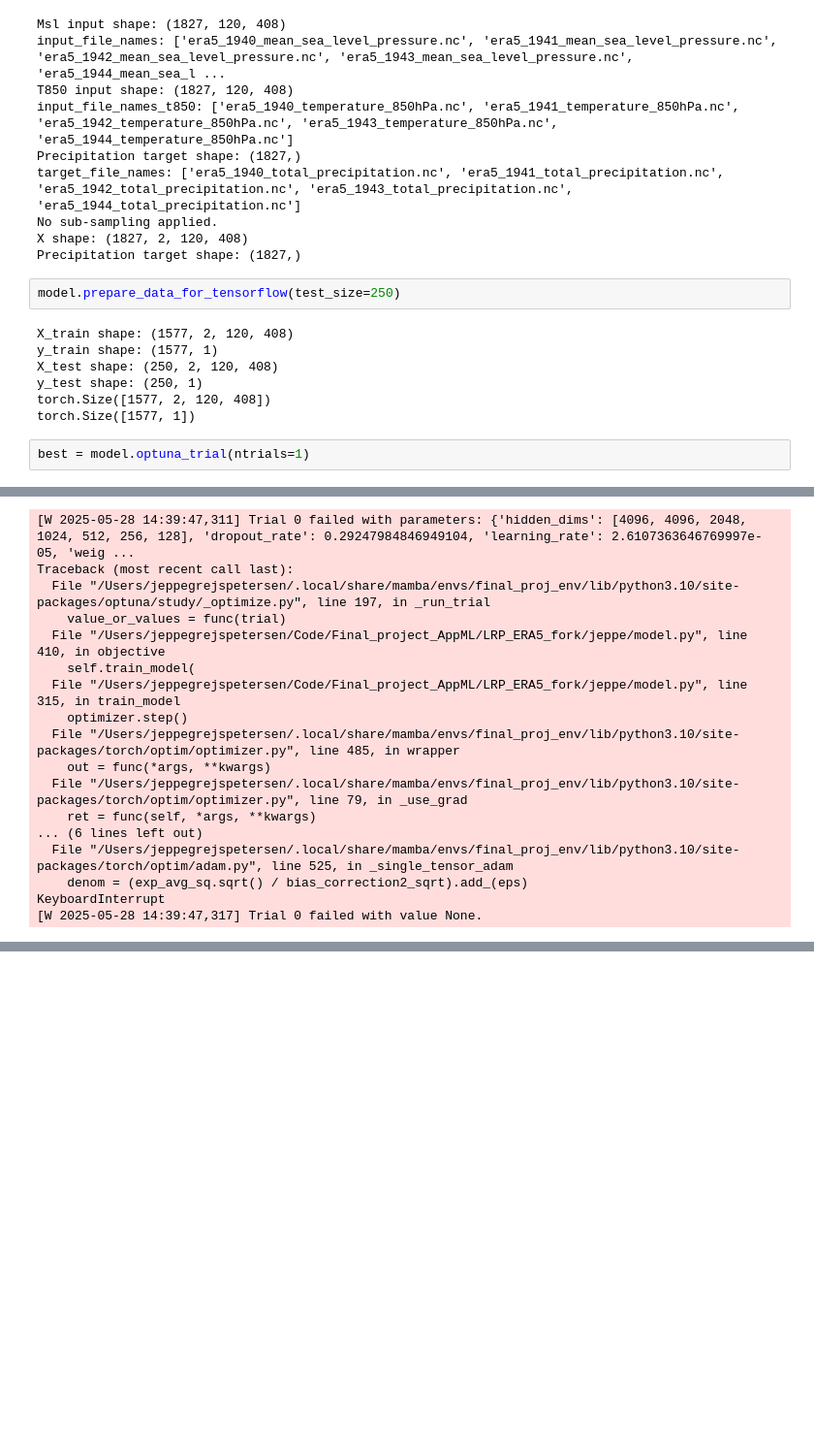
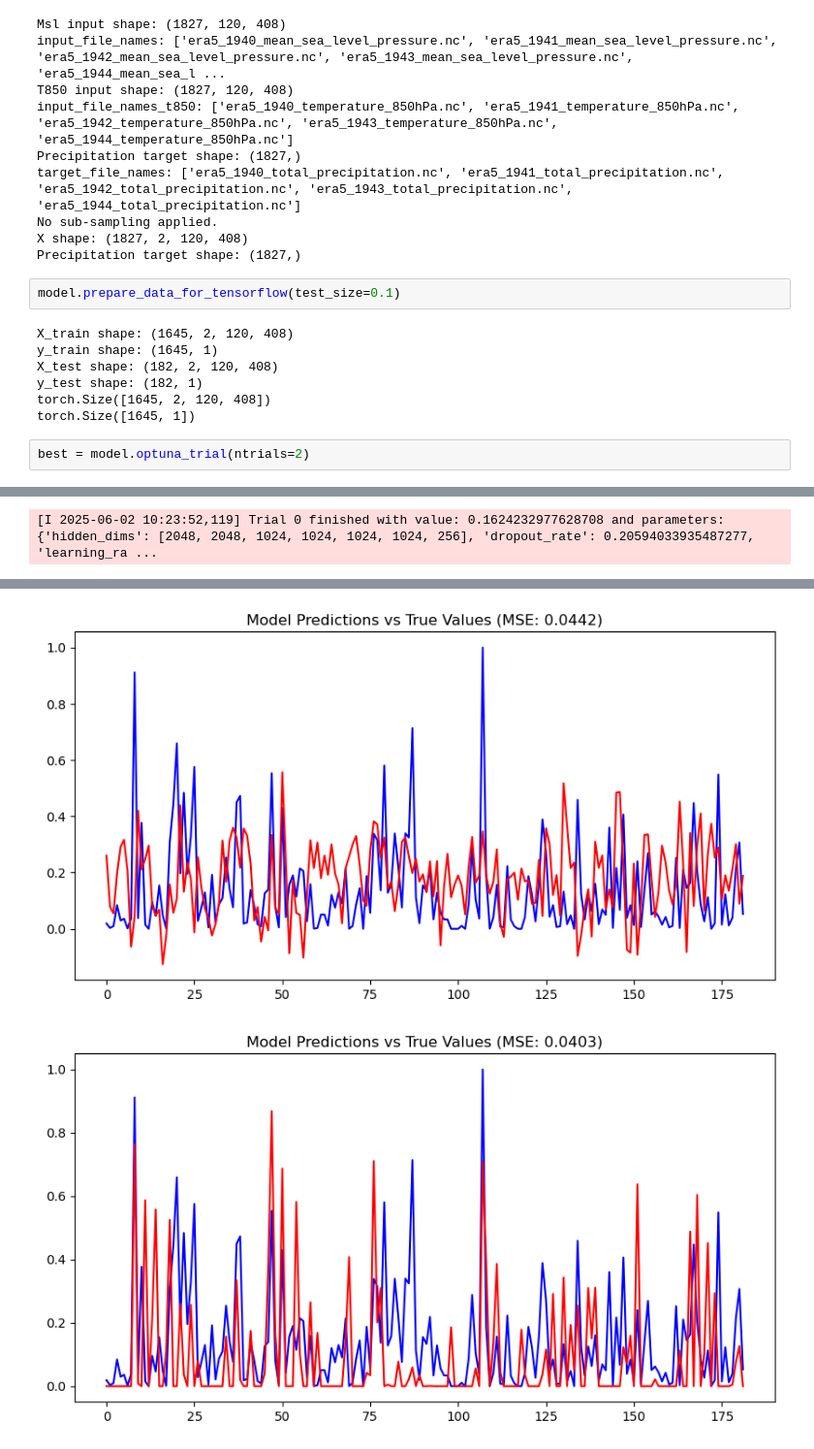
Before and after one commit to nielsdavidsen/LRP_ERA5_fork, a Jupyter notebook: jeppe/testing_model_py.ipynb, the cells around one changed output, grey strips where cells are left out. Shown at 97% size. Saved outputs shown, nothing was run; the diff lists cells and outputs as text; blank space fills up the shorter version.

```diff
--- a/jeppe/testing_model_py.ipynb
+++ b/jeppe/testing_model_py.ipynb
@@ -15,14 +16,14 @@ No sub-sampling applied.
 X shape: (1827, 2, 120, 408)
 Precipitation target shape: (1827,)
 # %%
-model.prepare_data_for_tensorflow(test_size=250)
+model.prepare_data_for_tensorflow(test_size=0.1)
 # %% [output]
-X_train shape: (1577, 2, 120, 408)
-y_train shape: (1577, 1)
-X_test shape: (250, 2, 120, 408)
-y_test shape: (250, 1)
-torch.Size([1577, 2, 120, 408])
-torch.Size([1577, 1])
+X_train shape: (1645, 2, 120, 408)
+y_train shape: (1645, 1)
+X_test shape: (182, 2, 120, 408)
+y_test shape: (182, 1)
+torch.Size([1645, 2, 120, 408])
+torch.Size([1645, 1])
 # %%
-best = model.optuna_trial(ntrials=1)
+best = model.optuna_trial(ntrials=2)
 # %% [output]
@@ -47,17 +48 @@ Epoch 10/100 — Train Loss: 0.0712 — Val Loss: 0.0611
-[W 2025-05-28 14:39:47,311] Trial 0 failed with parameters: {'hidden_dims': [4096, 4096, 2048, 1024, 512, 256, 128], 'dropout_rate': 0.29247984846949104, 'learning_rate': 2.6107363646769997e-05, 'weig ...
-Traceback (most recent call last):
-  File "/Users/jeppegrejspetersen/.local/share/mamba/envs/final_proj_env/lib/python3.10/site-packages/optuna/study/_optimize.py", line 197, in _run_trial
-    value_or_values = func(trial)
-  File "/Users/jeppegrejspetersen/Code/Final_project_AppML/LRP_ERA5_fork/jeppe/model.py", line 410, in objective
-    self.train_model(
-  File "/Users/jeppegrejspetersen/Code/Final_project_AppML/LRP_ERA5_fork/jeppe/model.py", line 315, in train_model
-    optimizer.step()
-  File "/Users/jeppegrejspetersen/.local/share/mamba/envs/final_proj_env/lib/python3.10/site-packages/torch/optim/optimizer.py", line 485, in wrapper
-    out = func(*args, **kwargs)
-  File "/Users/jeppegrejspetersen/.local/share/mamba/envs/final_proj_env/lib/python3.10/site-packages/torch/optim/optimizer.py", line 79, in _use_grad
-    ret = func(self, *args, **kwargs)
-... (6 lines left out)
-  File "/Users/jeppegrejspetersen/.local/share/mamba/envs/final_proj_env/lib/python3.10/site-packages/torch/optim/adam.py", line 525, in _single_tensor_adam
-    denom = (exp_avg_sq.sqrt() / bias_correction2_sqrt).add_(eps)
-KeyboardInterrupt
-[W 2025-05-28 14:39:47,317] Trial 0 failed with value None.
+[I 2025-06-02 10:23:52,119] Trial 0 finished with value: 0.1624232977628708 and parameters: {'hidden_dims': [2048, 2048, 1024, 1024, 1024, 1024, 256], 'dropout_rate': 0.20594033935487277, 'learning_ra ...
@@ -65,3 +69,5 @@ KeyboardInterrupt:
+[figure, added]
+[figure, added]
 # %%
 best.params
 # %% [output]
```
Also changed, not shown: parts of 11 cells of this notebook, 5 other files.
